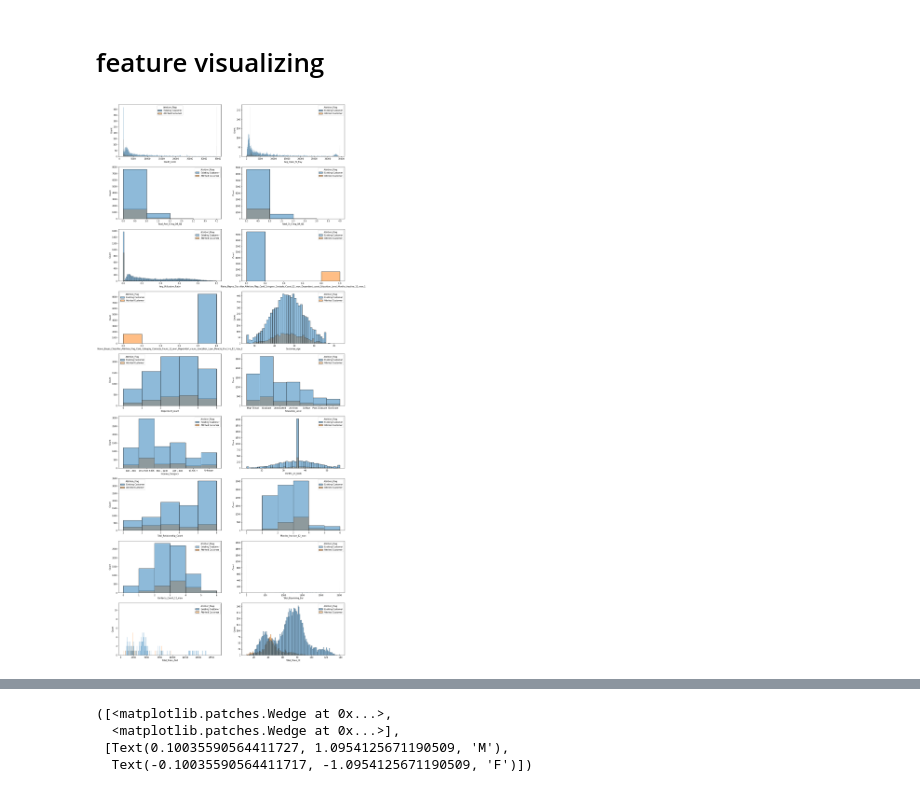
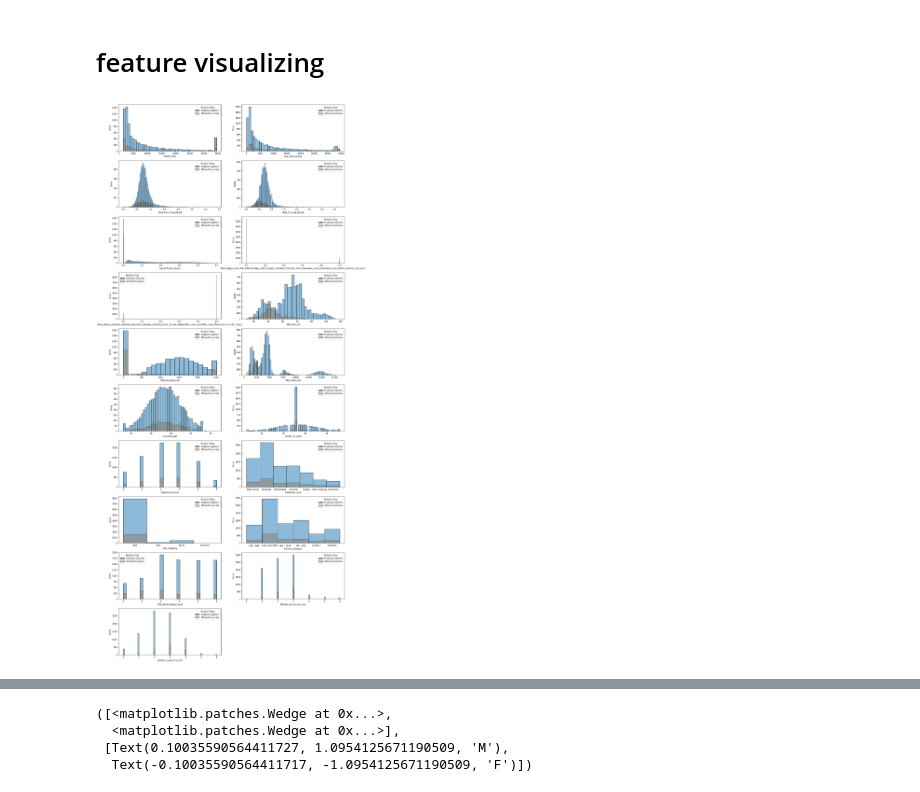
Before and after one commit to rnd4u-org/2021-knu-churn, a Jupyter notebook: classification_test-programs.ipynb, the cells around one changed output, grey strips where cells are left out. Saved outputs shown, nothing was run; the diff lists cells and outputs as text; code cells hidden in the pictures.

Commit message:
add check the correspondence of plots and statistical values code block correct data visualization code block add folder for data visualization images

```diff
--- a/classification_test-programs.ipynb
+++ b/classification_test-programs.ipynb
@@ -238,10 +234,17 @@ Total_Trans_Ct : 132 ,ratio = 1 / 0
 # %%
 features_types = identify_data_type(dataset=data)
 numerical_features = features_types["Numerical"]
-ordinal_features = ["Customer_Age", "Dependent_count", "Education_Level",
-                "Income_Category", "Months_on_book", "Total_Relationship_Count",
-                "Months_Inactive_12_mon", "Contacts_Count_12_mon", "Total_Revolving_Bal",
-                    "Total_Trans_Amt", "Total_Trans_Ct"]
+
+numerical_features += ["Total_Trans_Ct", "Total_Revolving_Bal",
+                       "Total_Trans_Amt", "Customer_Age", "Months_on_book"]
+features_types["Categorical"].remove("Customer_Age")
+features_types["Categorical"].remove("Total_Trans_Ct")
+features_types["Categorical"].remove("Total_Revolving_Bal")
+features_types["Categorical"].remove("Total_Trans_Amt")
+features_types["Categorical"].remove("Months_on_book")
+
+ordinal_features = ["Dependent_count", "Education_Level", "Card_Category",
+                "Income_Category", "Total_Relationship_Count",
+                "Months_Inactive_12_mon", "Contacts_Count_12_mon"]
 categorical_features = [i for i in features_types["Categorical"] if i not in ordinal_features]
 # data[features_types["Categorical"]]
-categorical_features
@@ -277,28 +273,22 @@ array(['High School', 'Graduate', 'Uneducated', 'Unknown', 'College',
 # %% [markdown]
 # feature visualizing
 # %%
-user_binwidth = 40
+user_binwidth = None
 plt.figure(figsize=((20, 50)))
 figures_numb_in_row = 2
 hist_vizual_data = data[[*numerical_features,
                          *ordinal_features]]
 for idx, feature in enumerate(hist_vizual_data):
     if(idx < 21):
-        if (feature in numerical_features[-2:]):
-            user_binwidth = 0.2
-        if (feature in numerical_features[:2]):
-            user_binwidth = 40
-        if feature in categorical_features[-3: -1]:
-            user_binwidth = 100
-        if feature == "Avg_Utilization_Ratio":
-            user_binwidth = 0.01
+        if re.search(f"^{feature[:7]}", "\n".join(["Avg_Uti", "Naive_Ba"]), re.MULTILINE):
+            user_binwidth = 0.005
         plt.subplot(hist_vizual_data.shape[1] // figures_numb_in_row + (0 if(hist_vizual_data.shape[1] % figures_numb_in_row == 0) else 1),
                     figures_numb_in_row, idx + 1)
         sns.histplot(x=feature,
                      data=data[[feature, "Attrition_Flag"] if feature != "Attrition_Flag" else [feature]],
                      color=["blue", "green"], hue="Attrition_Flag", binwidth=user_binwidth)
-        user_binwidth = 1
+        user_binwidth = None
 # %% [output]
-[figure, old version]
+[figure, new version]
 # %%
 plt.figure(figsize=((20, 20)))
```
Also changed, not shown: parts of 17 cells of this notebook, 4 other files.
